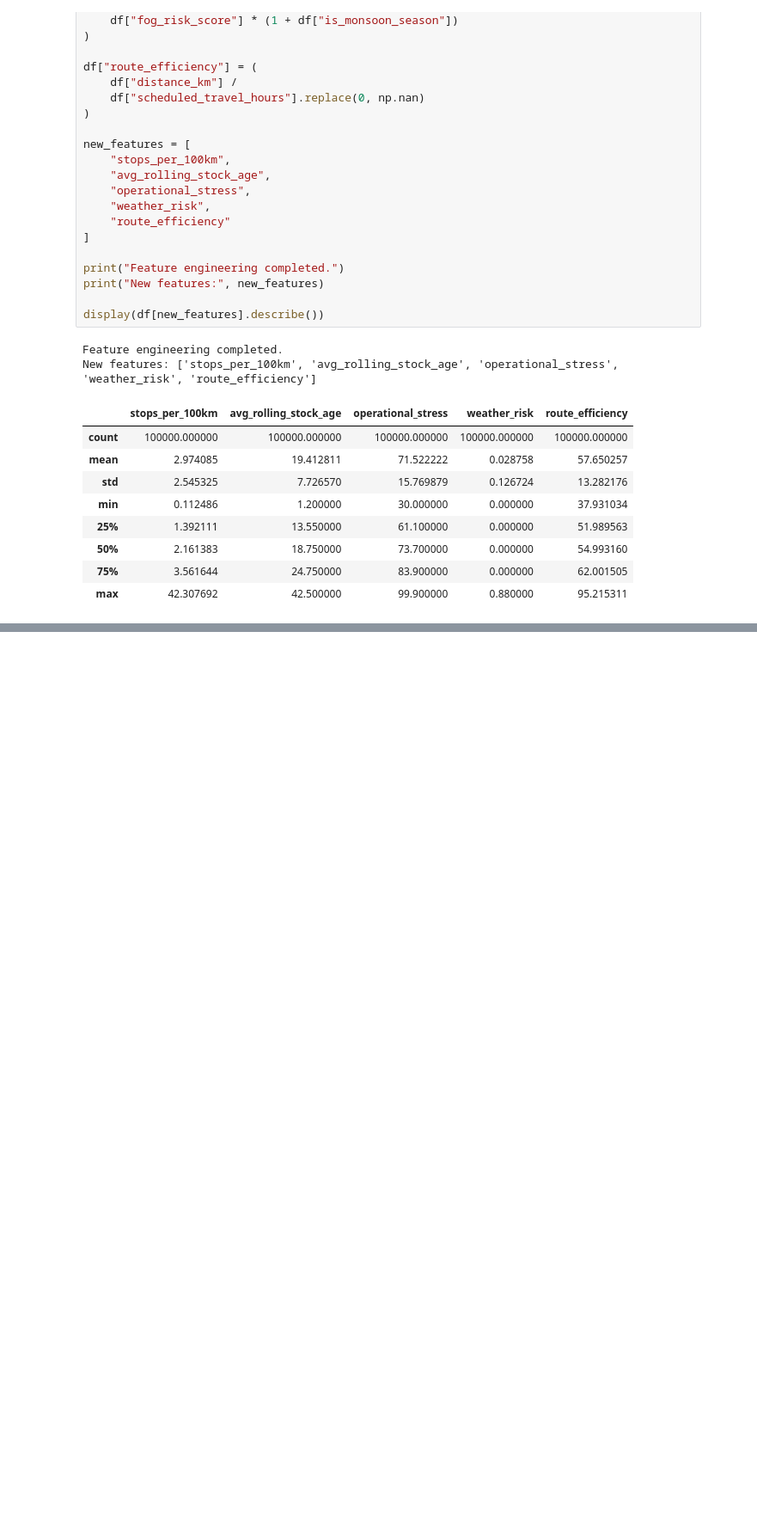
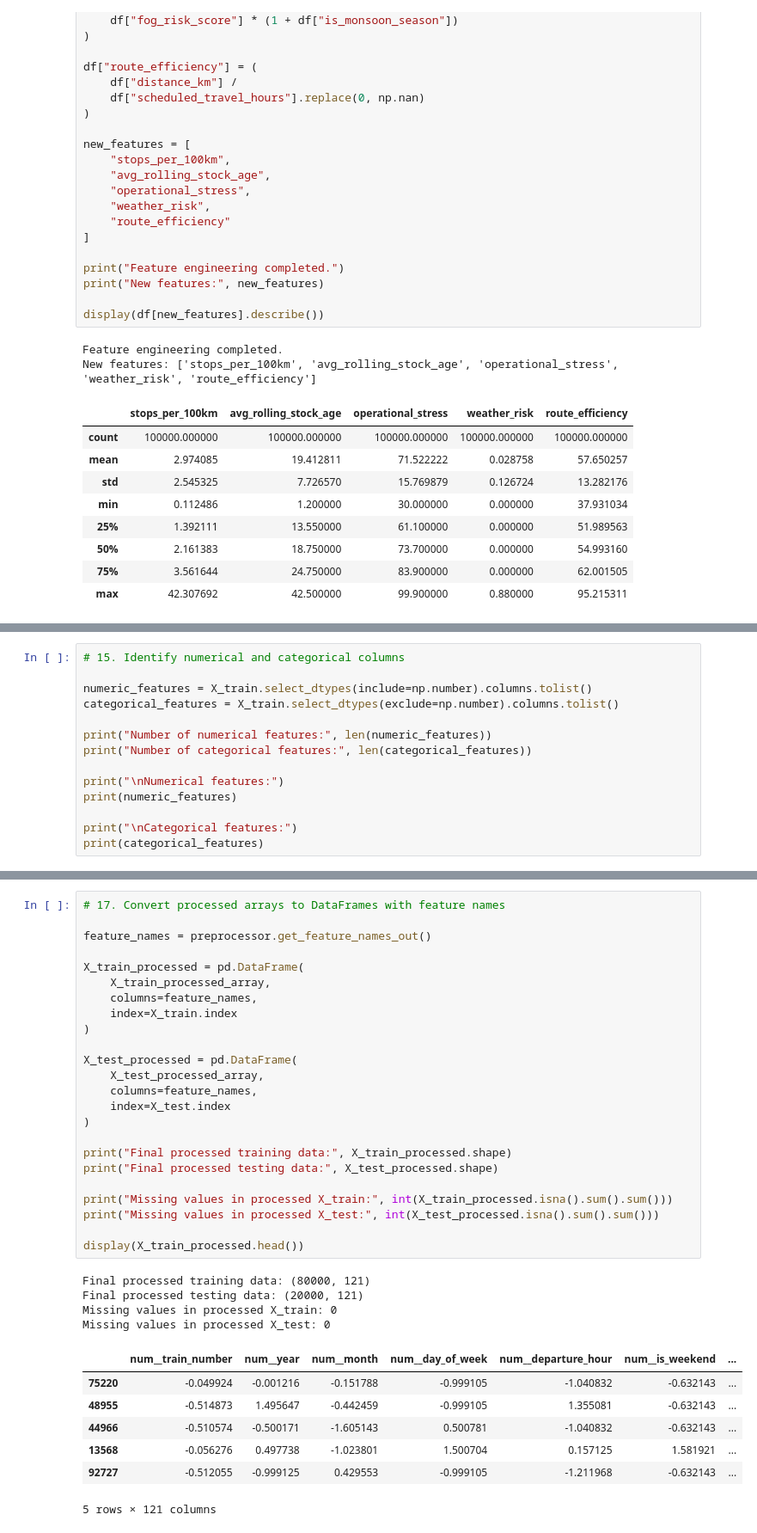
Before and after one commit to koushal236/Railway-Delay-Prediction, a Jupyter notebook: notebooks/IR_Regression.ipynb, the cells around one changed output, grey strips where cells are left out. Shown at 86% size. Drawn from its saved outputs; the diff is of its cells as text; blank space fills up the shorter version.

```diff
--- a/notebooks/IR_Regression.ipynb
+++ b/notebooks/IR_Regression.ipynb
@@ -385,0 +532,14 @@ New features: ['stops_per_100km', 'avg_rolling_stock_age', 'operational_stress',
+# %%
+# 15. Identify numerical and categorical columns
+
+numeric_features = X_train.select_dtypes(include=np.number).columns.tolist()
+categorical_features = X_train.select_dtypes(exclude=np.number).columns.tolist()
+
+print("Number of numerical features:", len(numeric_features))
+print("Number of categorical features:", len(categorical_features))
+
+print("\nNumerical features:")
+print(numeric_features)
+
+print("\nCategorical features:")
+print(categorical_features)
@@ -385,0 +614,36 @@ New features: ['stops_per_100km', 'avg_rolling_stock_age', 'operational_stress',
+# %%
+# 17. Convert processed arrays to DataFrames with feature names
+
+feature_names = preprocessor.get_feature_names_out()
+
+X_train_processed = pd.DataFrame(
+    X_train_processed_array,
+    columns=feature_names,
+    index=X_train.index
+)
+
+X_test_processed = pd.DataFrame(
+    X_test_processed_array,
+    columns=feature_names,
+    index=X_test.index
+)
+
+print("Final processed training data:", X_train_processed.shape)
+print("Final processed testing data:", X_test_processed.shape)
+
+print("Missing values in processed X_train:", int(X_train_processed.isna().sum().sum()))
+print("Missing values in processed X_test:", int(X_test_processed.isna().sum().sum()))
+
+display(X_train_processed.head())
+# %% [output]
+Final processed training data: (80000, 121)
+Final processed testing data: (20000, 121)
+Missing values in processed X_train: 0
+Missing values in processed X_test: 0
+|  | num__train_number | num__year | num__month | num__day_of_week | num__departure_hour | num__is_weekend | ... |
+| 75220 | -0.049924 | -0.001216 | -0.151788 | -0.999105 | -1.040832 | -0.632143 | ... |
+| 48955 | -0.514873 | 1.495647 | -0.442459 | -0.999105 | 1.355081 | -0.632143 | ... |
+| 44966 | -0.510574 | -0.500171 | -1.605143 | 0.500781 | -1.040832 | -0.632143 | ... |
+| 13568 | -0.056276 | 0.497738 | -1.023801 | 1.500704 | 0.157125 | 1.581921 | ... |
+| 92727 | -0.512055 | -0.999125 | 0.429553 | -0.999105 | -1.211968 | -0.632143 | ... |
+5 rows × 121 columns
```
Also changed, not shown: parts of 28 cells of this notebook.
